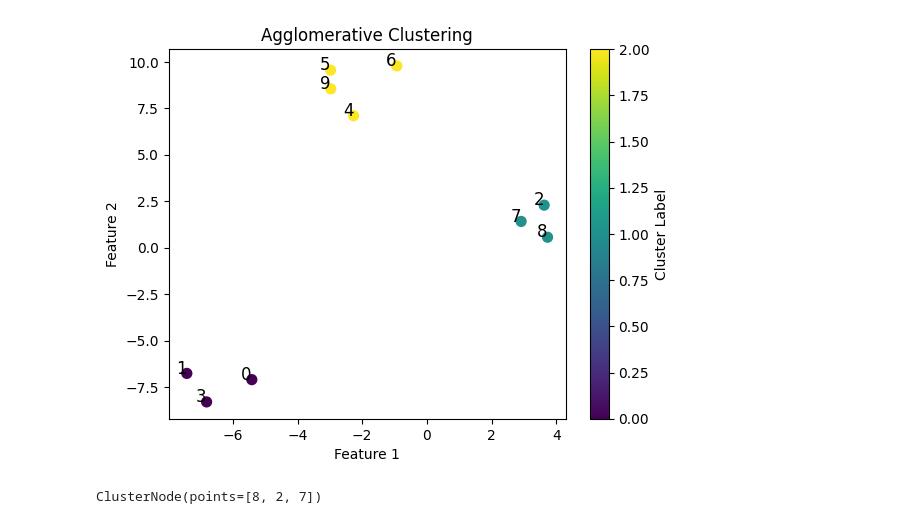
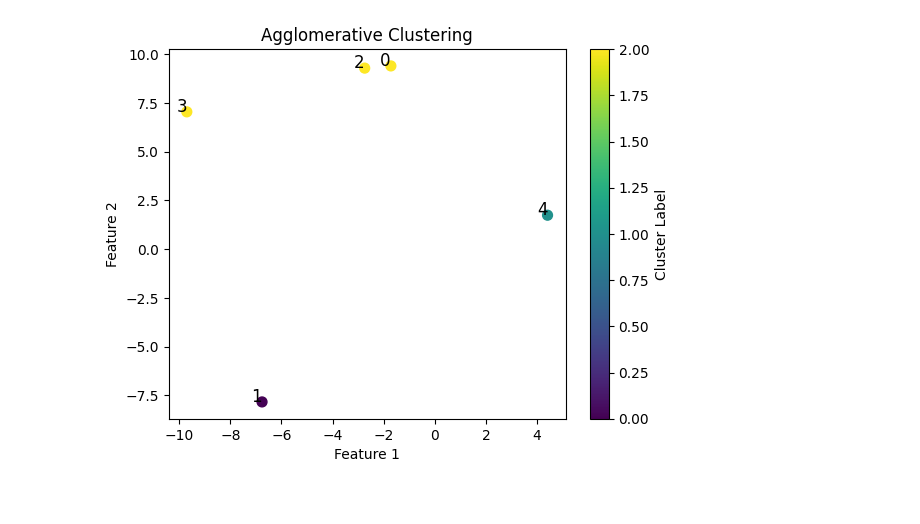
Before and after one commit to judywu4800/SI_HierarchicalClustering, a Jupyter notebook: test_file.ipynb, the cells around one changed output. Saved outputs shown, nothing was run; the diff lists cells and outputs as text; code cells hidden in the pictures.

```diff
--- a/test_file.ipynb
+++ b/test_file.ipynb
@@ -5,28 +5,28 @@ import matplotlib.pyplot as plt
 from hierarchical_clustering import AgglomerativeClustering
 from sklearn.metrics import silhouette_score
 # %%
-X, y = make_blobs(n_samples=10, centers=3, cluster_std=1,random_state=42)
+X, y = make_blobs(n_samples=5, centers=4, cluster_std=0.5,random_state=42)
 
 # Fit agglomerative clustering
-model = AgglomerativeClustering(X, tau=1, n_clusters=3,linkage="ward")
+model = AgglomerativeClustering(X, tau=1, n_clusters=3,linkage="single")
 model.fit()
 # Create an array to hold the assigned cluster labels
 cluster_labels = np.zeros(X.shape[0], dtype=int)
 
 # Assign cluster labels from the final cluster nodes
 for idx, node in enumerate(model.cluster_nodes):
     for point_index in node.points:
         cluster_labels[point_index] = idx
 
     # Visualize the clusters
 plt.scatter(X[:, 0], X[:, 1], s=50, c=cluster_labels, cmap='viridis', label='Data Points')
 plt.title('Agglomerative Clustering')
 plt.xlabel('Feature 1')
 plt.ylabel('Feature 2')
 plt.colorbar(label='Cluster Label')
 for i in range(len(X)):
     plt.annotate(str(i), (X[i, 0], X[i, 1]), fontsize=12, ha='right')
 
 plt.show()
 # %% [output]
-[figure, old version]
+[figure, new version]
@@ -55,4 +32,0 @@ stat_grid = np.linspace(-grid_width, grid_width, num=ngrid)
-# %%
-print(node)
-# %% [output]
-ClusterNode(points=[8, 2, 7])
```
Also changed, not shown: parts of 20 cells of this notebook, 2 other files.
